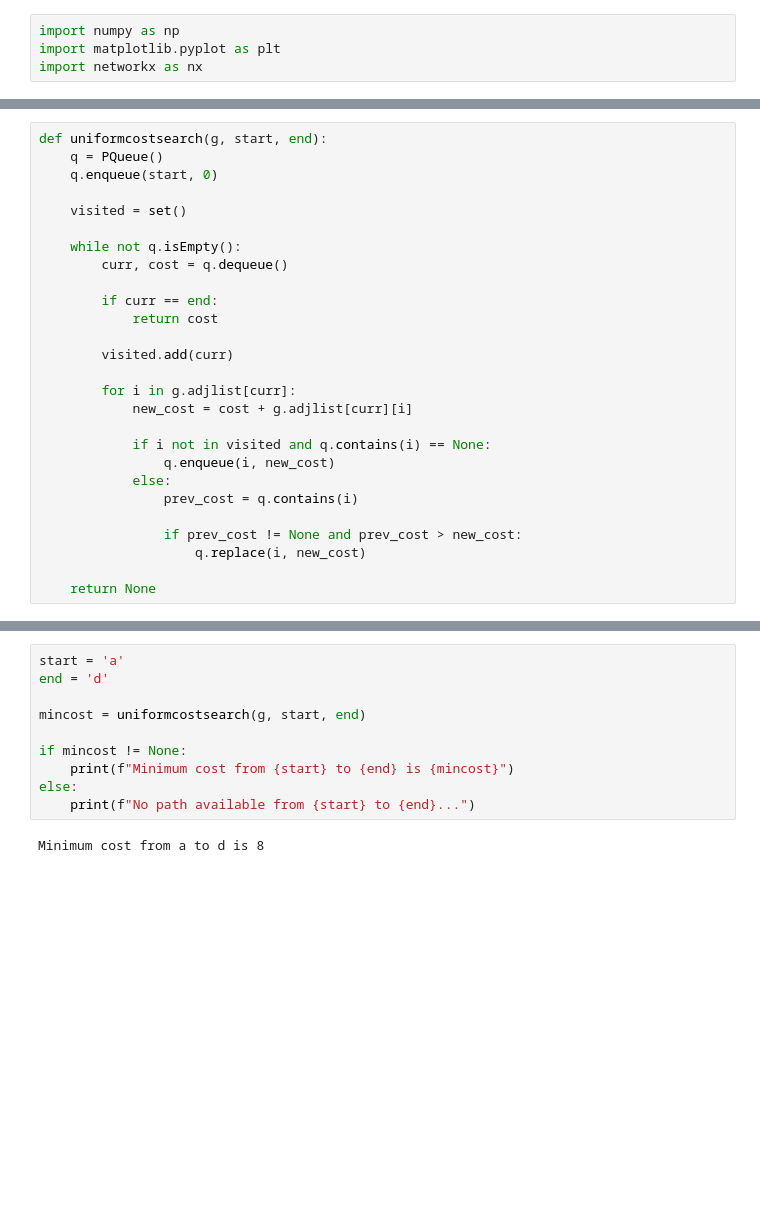
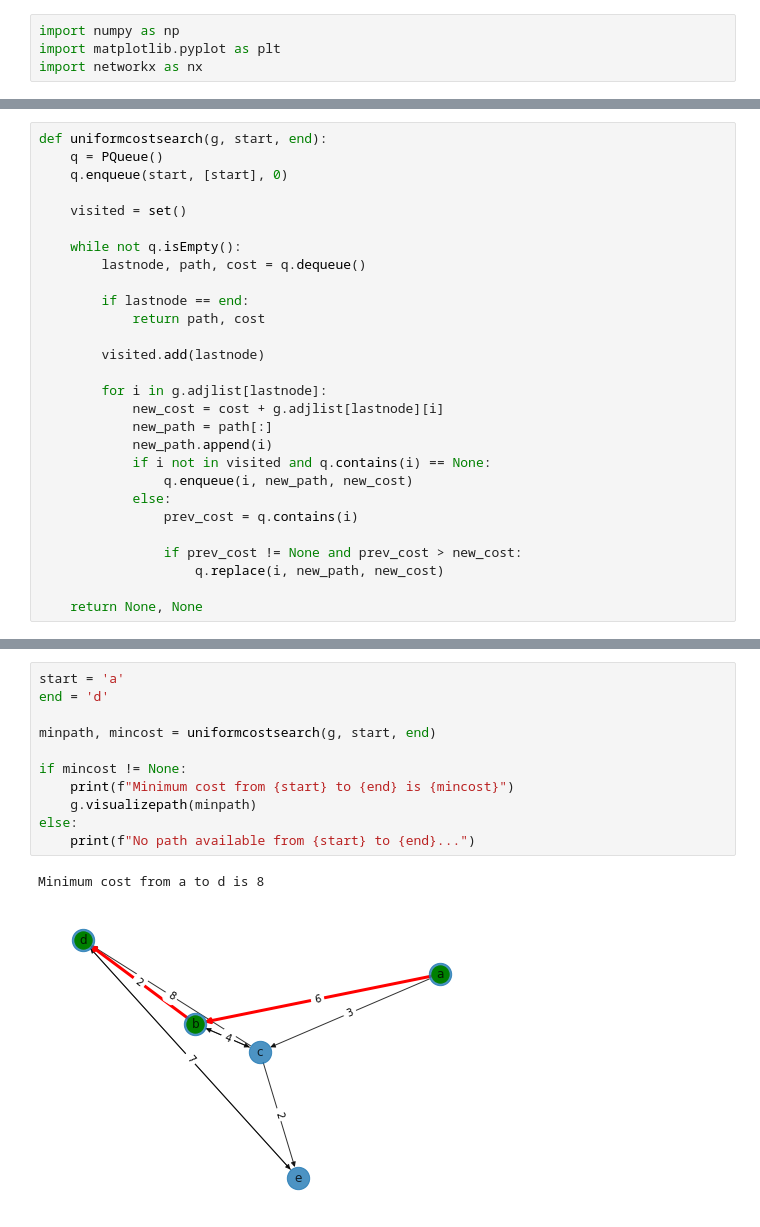
Before and after one commit to loboronan07/AI-Lab, a Jupyter notebook: Lab5/exercise2.ipynb, the cells around one changed output, grey strips where cells are left out. Cells and saved outputs as stored; diff of their text form; blank space fills up the shorter version.

```diff
--- a/Lab5/exercise2.ipynb
+++ b/Lab5/exercise2.ipynb
@@ -78,30 +81,31 @@ class PQueue:
 # %%
 def uniformcostsearch(g, start, end):
     q = PQueue()
-    q.enqueue(start, 0)
+    q.enqueue(start, [start], 0)
 
     visited = set()
 
     while not q.isEmpty():
-        curr, cost = q.dequeue()
+        lastnode, path, cost = q.dequeue()
 
-        if curr == end:
-            return cost
+        if lastnode == end:
+            return path, cost
 
-        visited.add(curr)
+        visited.add(lastnode)
 
-        for i in g.adjlist[curr]:
-            new_cost = cost + g.adjlist[curr][i]
-
+        for i in g.adjlist[lastnode]:
+            new_cost = cost + g.adjlist[lastnode][i]
+            new_path = path[:]
+            new_path.append(i)
             if i not in visited and q.contains(i) == None:
-                q.enqueue(i, new_cost)
+                q.enqueue(i, new_path, new_cost)
             else:
                 prev_cost = q.contains(i)
 
                 if prev_cost != None and prev_cost > new_cost:
-                    q.replace(i, new_cost)
+                    q.replace(i, new_path, new_cost)
 
-    return None
+    return None, None
 # %%
 edges = [('a','b',6), ('a','c',3), ('b','c',1), ('b','d',2), ('c','b',4), ('c','d',8), ('c','e',2), ('d','e',9), ('e','d',7)]
 
@@ -115,12 +119,14 @@ g.visualize()
 # %%
 start = 'a'
 end = 'd'
 
-mincost = uniformcostsearch(g, start, end)
+minpath, mincost = uniformcostsearch(g, start, end)
 
 if mincost != None:
     print(f"Minimum cost from {start} to {end} is {mincost}")
+    g.visualizepath(minpath)
 else:
     print(f"No path available from {start} to {end}...")
 # %% [output]
 Minimum cost from a to d is 8
+[figure, added]
```
Also changed, not shown: parts of 3 cells of this notebook, 2 other files.
